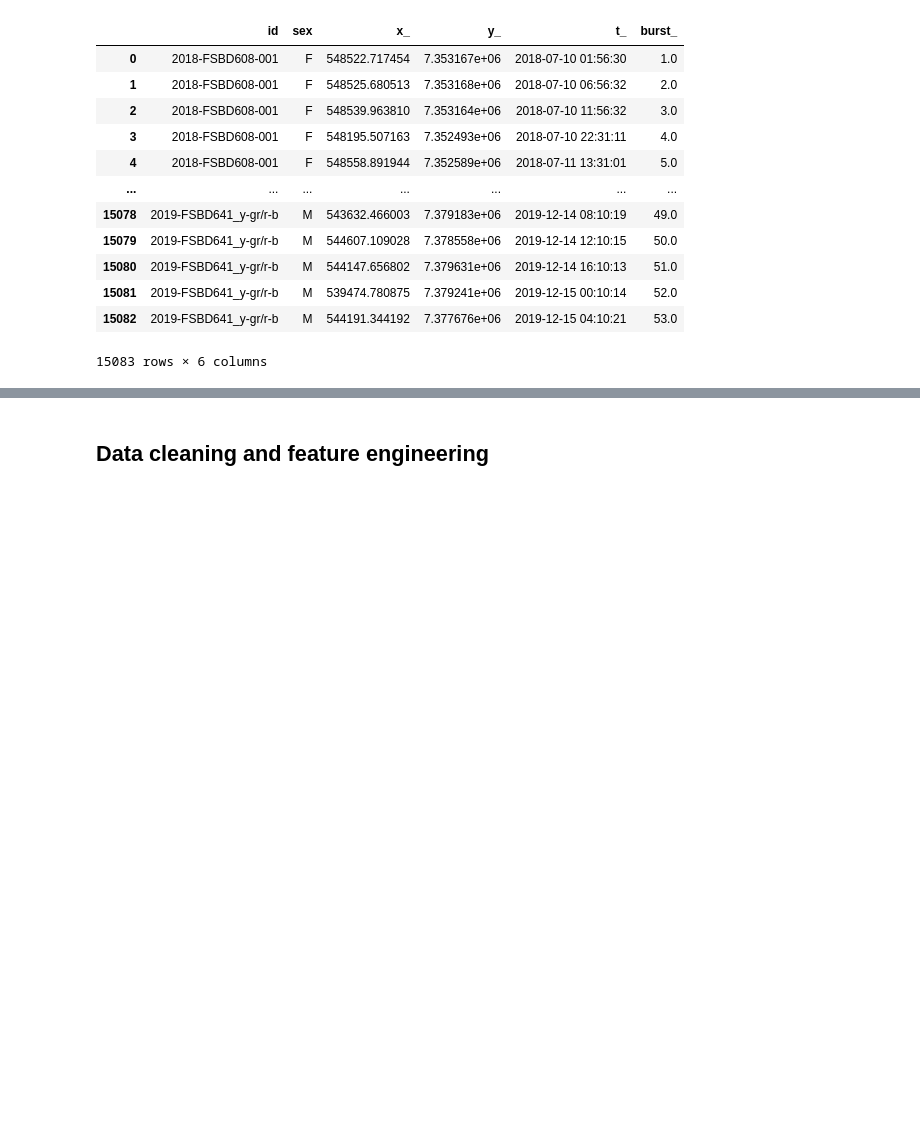
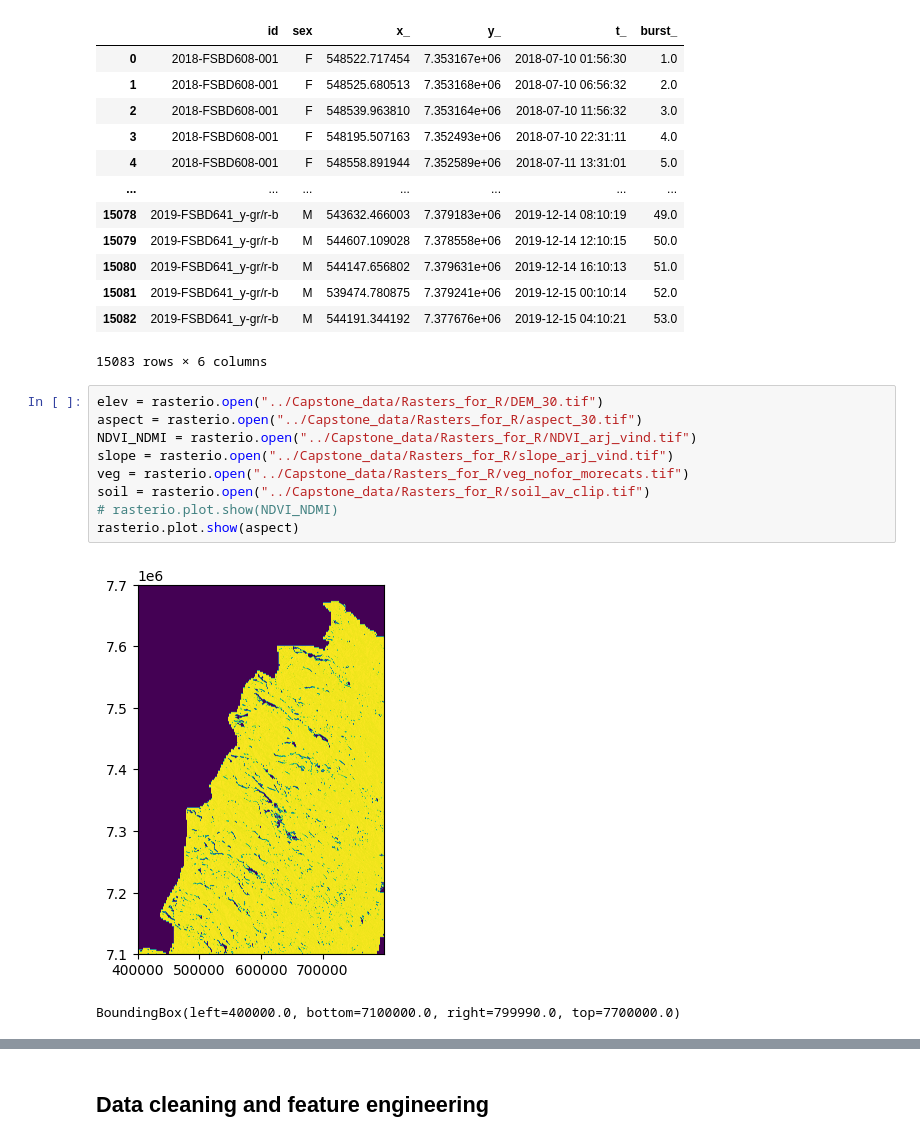
Before and after one commit to arcticFoxesHabitats/arcticFoxes, a Jupyter notebook: notebooks/EDA-and-modeling.ipynb, the cells around one changed output, grey strips where cells are left out. Drawn from its saved outputs; the diff is of its cells as text; blank space fills up the shorter version.

Commit message:
loading in rasters

```diff
--- a/notebooks/EDA-and-modeling.ipynb
+++ b/notebooks/EDA-and-modeling.ipynb
@@ -39,5 +42,17 @@ foxy_df_resamp
 | 15081 | 2019-FSBD641_y-gr/r-b | M | 539474.780875 | 7.379241e+06 | 2019-12-15 00:10:14 | 52.0 |
 | 15082 | 2019-FSBD641_y-gr/r-b | M | 544191.344192 | 7.377676e+06 | 2019-12-15 04:10:21 | 53.0 |
 15083 rows × 6 columns
+# %%
+elev = rasterio.open("../Capstone_data/Rasters_for_R/DEM_30.tif")
+aspect = rasterio.open("../Capstone_data/Rasters_for_R/aspect_30.tif")
+NDVI_NDMI = rasterio.open("../Capstone_data/Rasters_for_R/NDVI_arj_vind.tif")
+slope = rasterio.open("../Capstone_data/Rasters_for_R/slope_arj_vind.tif")
+veg = rasterio.open("../Capstone_data/Rasters_for_R/veg_nofor_morecats.tif")
+soil = rasterio.open("../Capstone_data/Rasters_for_R/soil_av_clip.tif")
+# rasterio.plot.show(NDVI_NDMI)
+rasterio.plot.show(aspect)
+# %% [output]
+[figure, added]
+BoundingBox(left=400000.0, bottom=7100000.0, right=799990.0, top=7700000.0)
 # %%
 Y = coffee_quality["quality_score"]
```
Also changed, not shown: parts of 2 cells of this notebook, 2 other files.
